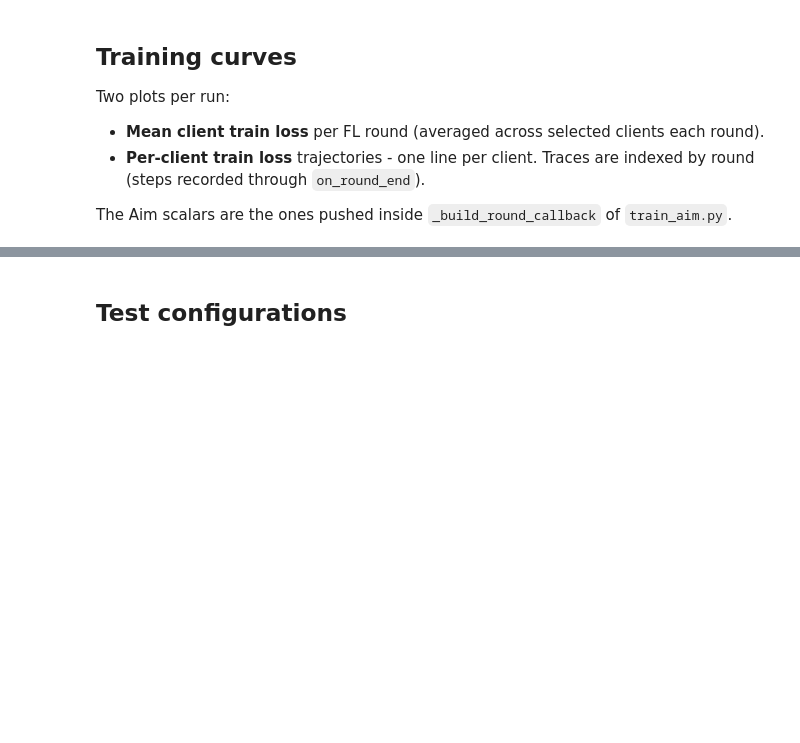
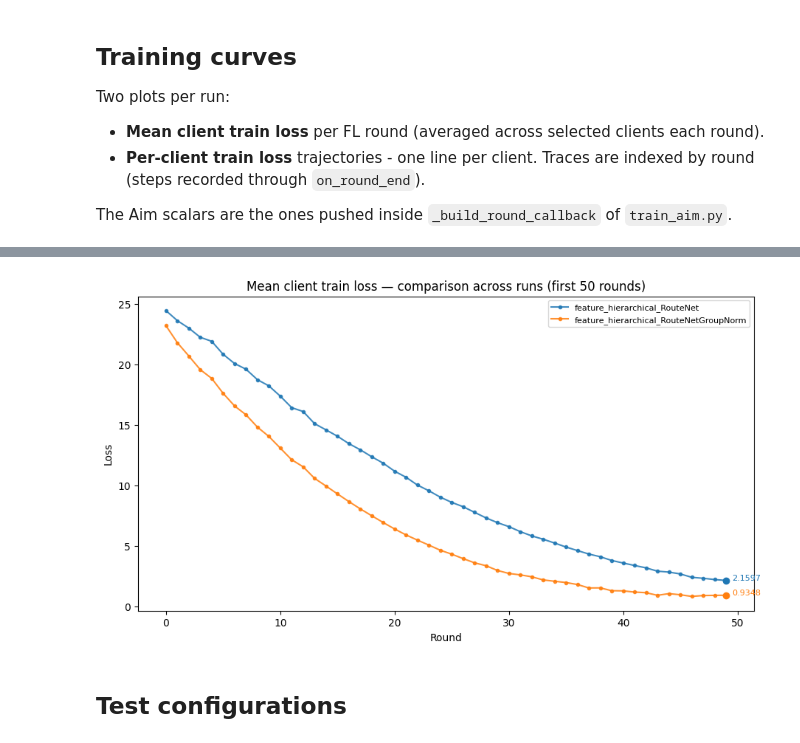
Before and after one commit to beppSpedicato/FedCircuitNet, a Jupyter notebook: show_result.ipynb, the cells around one changed output, grey strips where cells are left out. Drawn from its saved outputs; the diff is of its cells as text; code cells hidden in the pictures; blank space fills up the shorter version.

```diff
--- a/show_result.ipynb
+++ b/show_result.ipynb
@@ -374,6 +374,49 @@ display(pd.DataFrame(loss_summary_rows))
 | 5 | dirichlet_RouteNet | 0.380335 | 200 | 20 |
 | 6 | kmeans_RouteNet | 0.376094 | 200 | 20 |
 | 7 | iid_RouteNet | 0.425363 | 200 | 20 |
+# %%
+# --- Combined comparison: mean client train loss (first 10 rounds) ---
+N = 50
+fig, ax = plt.subplots(figsize=(9, 5), constrained_layout=True)
+
+plotted = 0
+for run in train_runs:
+    tag = train_scheme_tag(run)
+
+    if tag not in ['feature_hierarchical_RouteNetGroupNorm', 'feature_hierarchical_RouteNet']:
+        continue
+
+    mean_steps, mean_vals = metric_series_with_steps(
+        run, 'Mean Client Train Loss', context={'subset': 'train'}
+    )
+    if mean_vals.size == 0:
+        continue
+
+    steps = mean_steps[:N]
+    vals = mean_vals[:N]
+
+    line, = ax.plot(steps, vals, marker='o', markersize=3,
+                    alpha=0.85, label=tag)
+    # mark + label the last plotted point in the line's color
+    ax.scatter([steps[-1]], [vals[-1]], color=line.get_color(), zorder=5)
+    ax.annotate(f'{float(vals[-1]):.4f}',
+                (steps[-1], vals[-1]),
+                textcoords='offset points', xytext=(6, 0),
+                fontsize=8, color=line.get_color())
+    plotted += 1
+
+if plotted:
+    ax.set_title(f'Mean client train loss — comparison across runs (first {N} rounds)')
+    ax.set_xlabel('Round')
+    ax.set_ylabel('Loss')
+    ax.legend(fontsize=8)
+    plt.show()
+else:
+    print('No mean client train-loss curves to compare')
+
+plt.close(fig)
+# %% [output]
+[figure, added]
 # %% [markdown]
 ## Test configurations
 # %%
```
Also changed, not shown: parts of 2 cells of this notebook, 1 other file.
